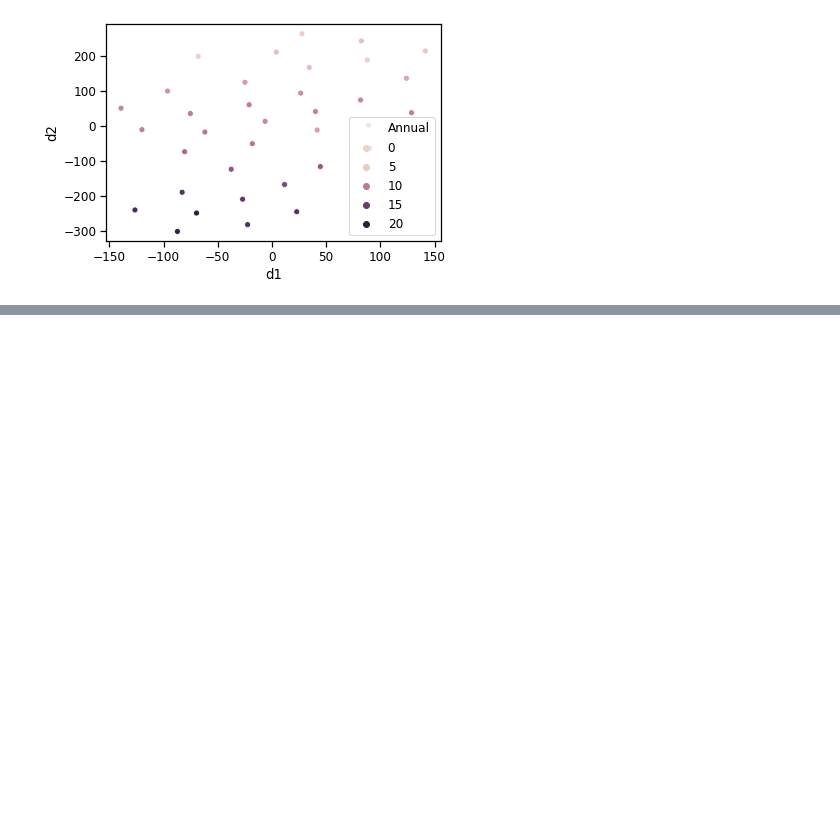
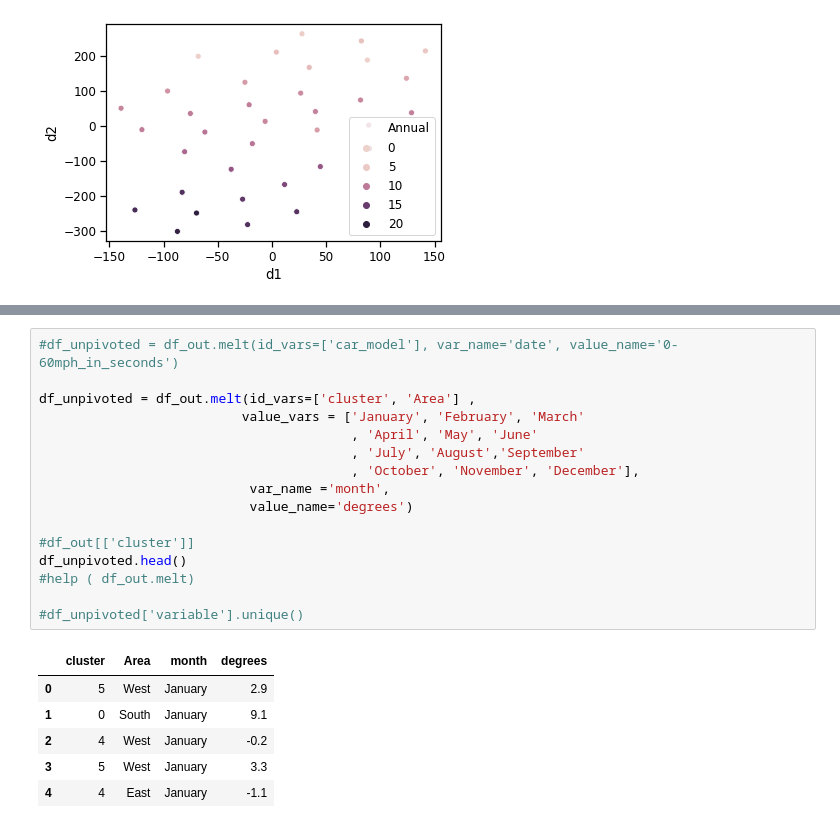
Before and after one commit to steed360/DimensionalityReduction, a Jupyter notebook: Notebooks/Cluster City Temperatures Using T-SNE .ipynb, the cells around one changed output, grey strips where cells are left out. Drawn from its saved outputs; the diff is of its cells as text; blank space fills up the shorter version.

```diff
--- a/Notebooks/Cluster City Temperatures Using T-SNE .ipynb
+++ b/Notebooks/Cluster City Temperatures Using T-SNE .ipynb
@@ -110,0 +113,23 @@ df_out.groupby(['cluster', 'Area'])['cluster'].count().unstack().fillna(0)
+# %%
+#df_unpivoted = df_out.melt(id_vars=['car_model'], var_name='date', value_name='0-60mph_in_seconds')
+
+df_unpivoted = df_out.melt(id_vars=['cluster', 'Area'] ,
+                          value_vars = ['January', 'February', 'March'
+                                        , 'April', 'May', 'June'
+                                        , 'July', 'August','September'
+                                        , 'October', 'November', 'December'],
+                           var_name ='month',
+                           value_name='degrees')
+
+#df_out[['cluster']]
+df_unpivoted.head()
+#help ( df_out.melt)
+
+#df_unpivoted['variable'].unique()
+# %% [output]
+|  | cluster | Area | month | degrees |
+| 0 | 5 | West | January | 2.9 |
+| 1 | 0 | South | January | 9.1 |
+| 2 | 4 | West | January | -0.2 |
+| 3 | 5 | West | January | 3.3 |
+| 4 | 4 | East | January | -1.1 |
```
Also changed, not shown: parts of 7 cells of this notebook.
